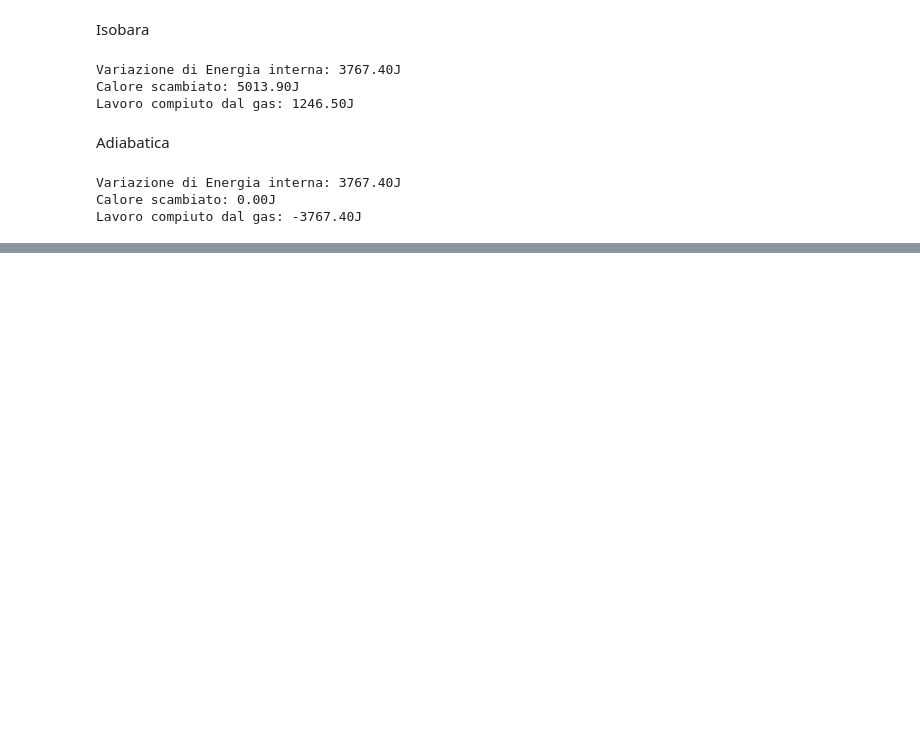
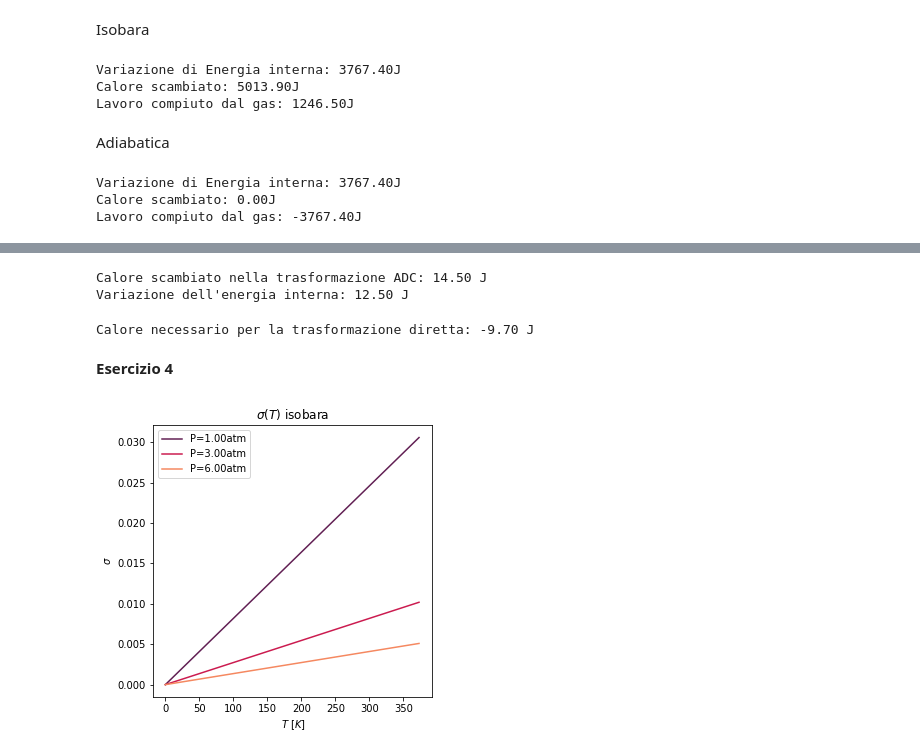
Before and after one commit to carlomusolino/Python_Intro, a Jupyter notebook: Termodinamica/Esercizi_1.ipynb, the cells around one changed output, grey strips where cells are left out. Drawn from its saved outputs; the diff is of its cells as text; code cells hidden in the pictures; blank space fills up the shorter version.

```diff
--- a/Termodinamica/Esercizi_1.ipynb
+++ b/Termodinamica/Esercizi_1.ipynb
@@ -1,2 +1,20 @@
 # %% [markdown]
 <a href="https://colab.research.google.com/github/carlomusolino/Python_Intro/blob/main/Termodinamica/Esercizi_1.ipynb" target="_parent"><img src="https://colab.research.google.com/assets/colab-badge.svg" alt="Open In Colab"/></a>
+# %%
+# Librerie, ignorale pure : )
+import matplotlib.pyplot as plt
+import numpy as np
+from scipy.interpolate import interp1d
+import sys
+import os
+import seaborn as sns
+
+cm = lambda n : sns.color_palette("rocket",n)
+
+#Costanti:
+
+R = 8.31
+cal_to_J = 4.186
+bar_to_Pascal = 100000
+cm3_to_m3 = 1e-06
+atm_to_Pascal = 101325
@@ -153,0 +202,40 @@ Lavoro compiuto dal gas: -3767.40J
+# %%
+nRdT = Pc*Vc - Pa*Va
+dU_ADC = n_gl / 2 * nRdT
+L_ADC = Pa * (Vc - Va)
+dQ_ADC = dU_ADC + L_ADC
+print("Calore scambiato nella trasformazione ADC: {:.2f} J".format(dQ_ADC))
+print("Variazione dell'energia interna: {:.2f} J".format(dU_ADC))
+# %% [output]
+Calore scambiato nella trasformazione ADC: 14.50 J
+Variazione dell'energia interna: 12.50 J
+# %%
+L_CA = -2.80
+dQ_CA = - dU_ADC - L_CA
+print("Calore necessario per la trasformazione diretta: {:.2f} J".format(dQ_CA))
+# %% [output]
+Calore necessario per la trasformazione diretta: -9.70 J
+# %% [markdown]
+**Esercizio 4**
+# %%
+
+x = np.linspace(0,373,100)
+P1 = [1,3,6]
+P = [p * atm_to_Pascal for p in P1]
+fig = plt.figure(figsize=[5,5])
+ax = plt.subplot(111)
+colors = cm(len(P))
+
+
+for i,p in enumerate(P):
+  y = R * x / p
+  ax.plot(x,y,label=("P={:.2f}atm".format(P1[i])),color=colors[i])
+
+
+ax.set_xlabel(r" $T$ [$K$]")
+ax.set_ylabel(r"$\sigma$")
+ax.set_title(r"$\sigma(T)$ isobara")
+ax.legend()
+plt.show()
+# %% [output]
+[figure, added]
```
Also changed, not shown: parts of 19 cells of this notebook.
